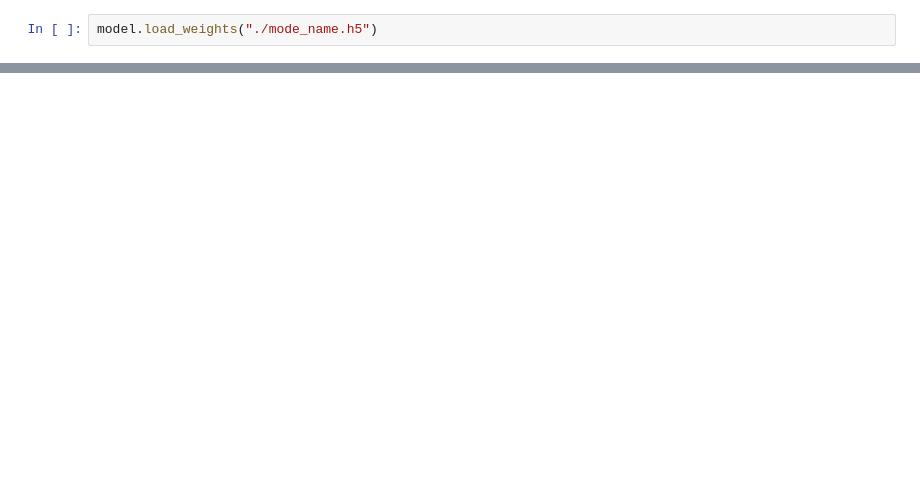
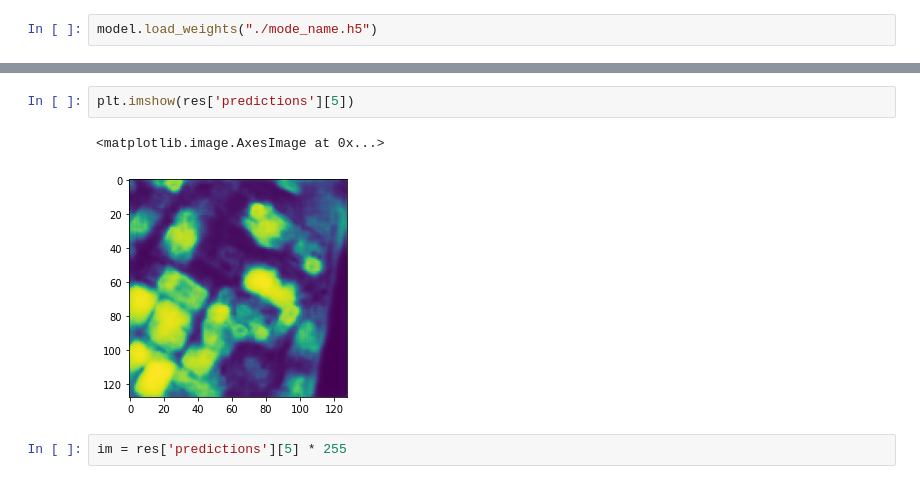
Before and after one commit to karunparashar/Segmenting-Buildings-for-Disaster-Resilience--Open-Cities-AI-, a Jupyter notebook: Predictor.ipynb, the cells around one changed output, grey strips where cells are left out. Drawn from its saved outputs; the diff is of its cells as text; blank space fills up the shorter version.

```diff
--- a/Predictor.ipynb
+++ b/Predictor.ipynb
@@ -112,0 +120,7 @@ res = predict_and_show_random_images(model, 10)
+# %%
+plt.imshow(res['predictions'][5])
+# %% [output]
+<matplotlib.image.AxesImage at 0x...>
+[figure, added]
+# %%
+im = res['predictions'][5] * 255
```
Also changed, not shown: parts of 16 cells of this notebook, 8 other files.
